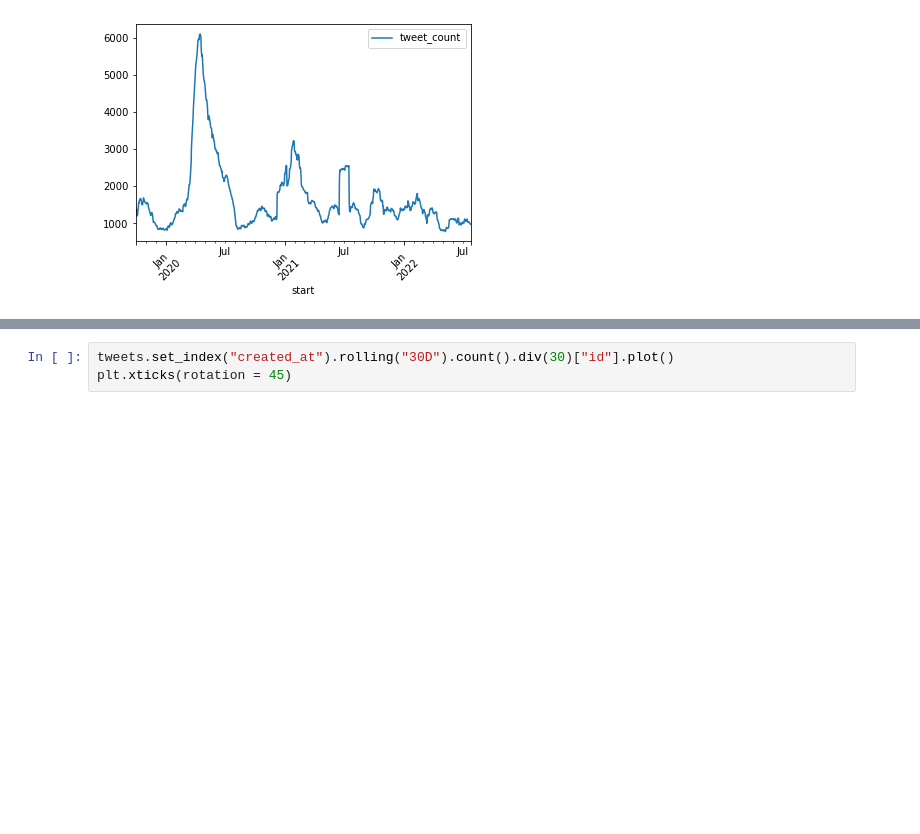
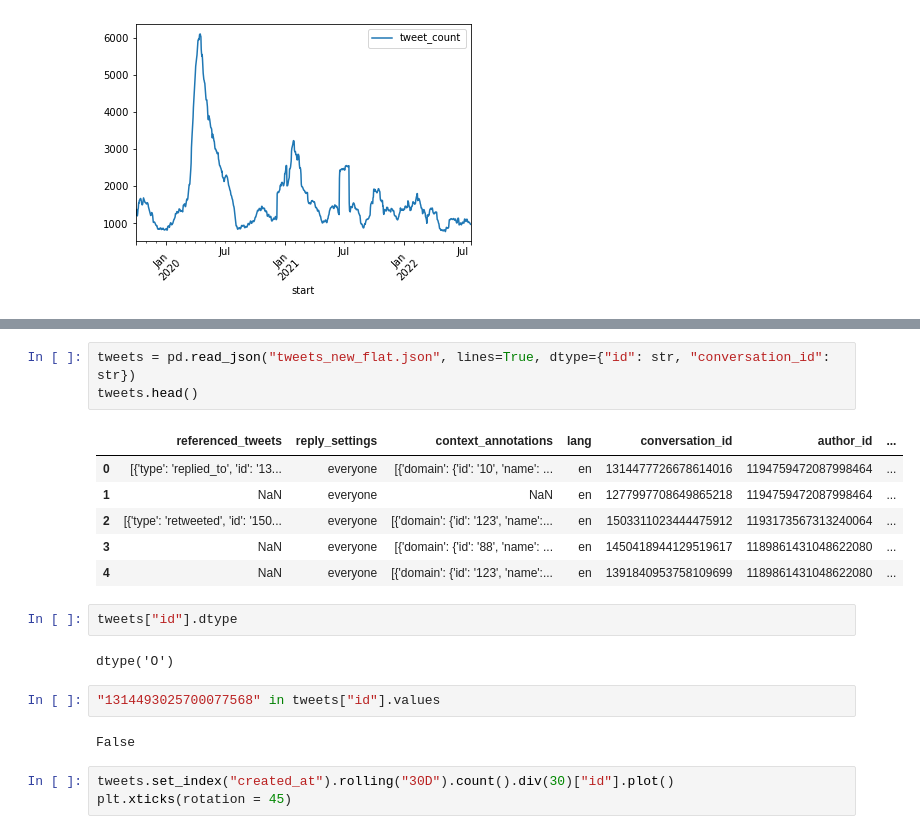
Before and after one commit to Iseratho/sicss-idea-6, a Jupyter notebook: initial_analysis.ipynb, the cells around one changed output, grey strips where cells are left out. Drawn from its saved outputs; the diff is of its cells as text; blank space fills up the shorter version.

```diff
--- a/initial_analysis.ipynb
+++ b/initial_analysis.ipynb
@@ -54,3 +68,21 @@ tweets.head()
+# %%
+tweets = pd.read_json("tweets_new_flat.json", lines=True, dtype={"id": str, "conversation_id": str})
+tweets.head()
+# %% [output]
+|  | referenced_tweets | reply_settings | context_annotations | lang | conversation_id | author_id | ... |
+| 0 | [{'type': 'replied_to', 'id': '13... | everyone | [{'domain': {'id': '10', 'name': ... | en | 1314477726678614016 | 1194759472087998464 | ... |
+| 1 | NaN | everyone | NaN | en | 1277997708649865218 | 1194759472087998464 | ... |
+| 2 | [{'type': 'retweeted', 'id': '150... | everyone | [{'domain': {'id': '123', 'name':... | en | 1503311023444475912 | 1193173567313240064 | ... |
+| 3 | NaN | everyone | [{'domain': {'id': '88', 'name': ... | en | 1450418944129519617 | 1189861431048622080 | ... |
+| 4 | NaN | everyone | [{'domain': {'id': '123', 'name':... | en | 1391840953758109699 | 1189861431048622080 | ... |
+# %%
+tweets["id"].dtype
+# %% [output]
+dtype('O')
+# %%
+"1314493025700077568" in tweets["id"].values
+# %% [output]
+False
 # %%
 tweets.set_index("created_at").rolling("30D").count().div(30)["id"].plot()
 plt.xticks(rotation = 45)
```
Also changed, not shown: parts of 2 cells of this notebook, 7 other files.
